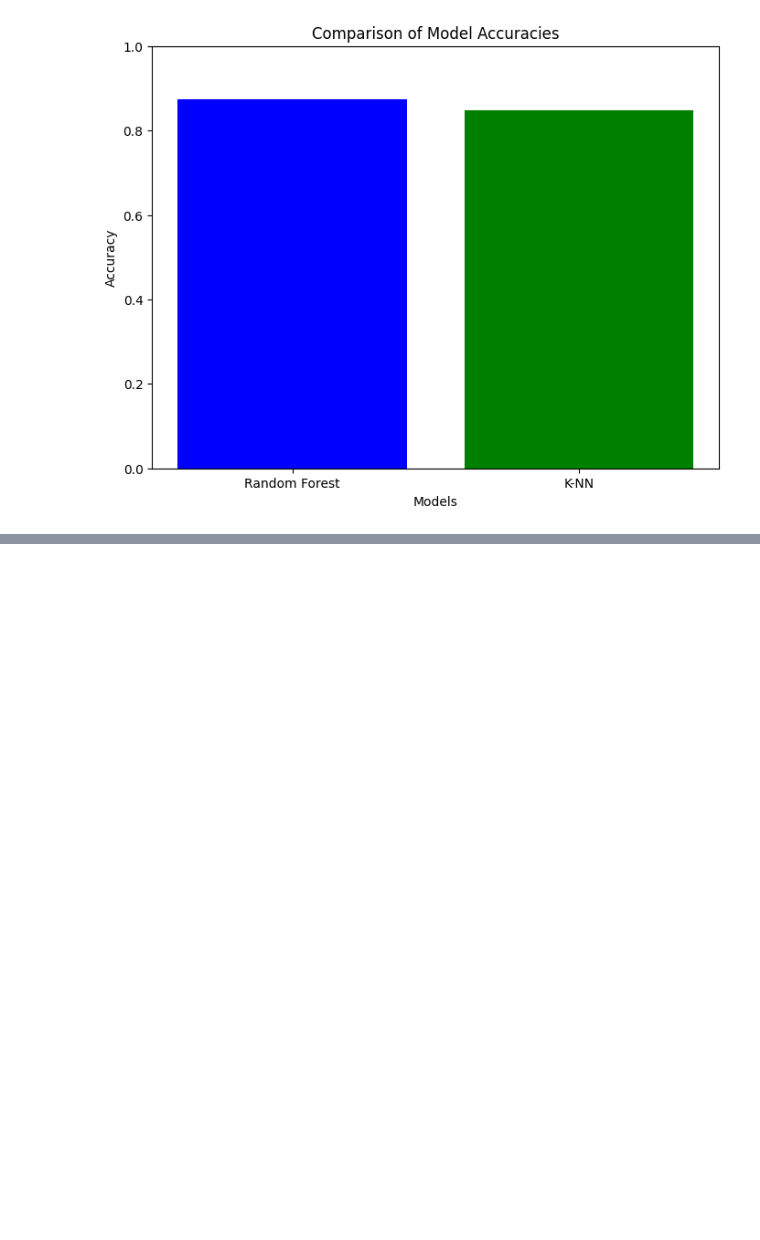
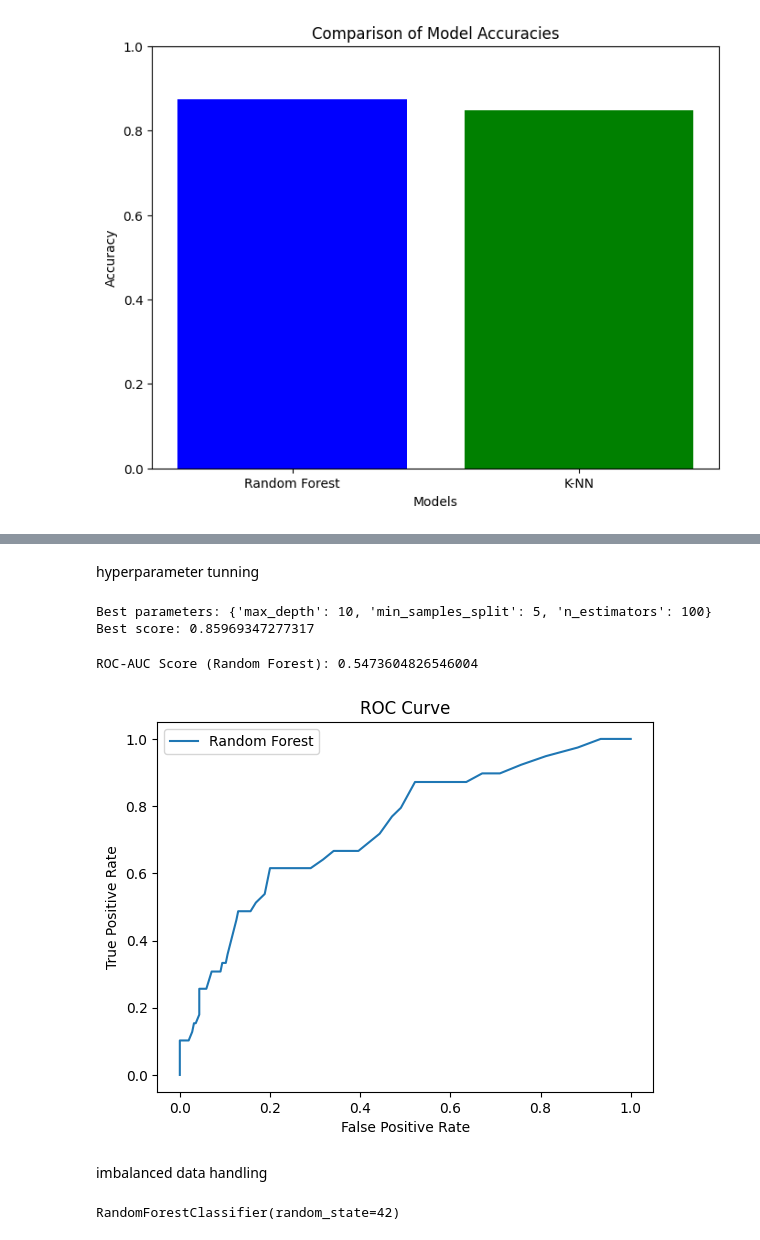
Before and after one commit to nischalbharathraj/employee_attrition-, a Jupyter notebook: employee_attrition.ipynb, the cells around one changed output, grey strips where cells are left out. Cells and saved outputs as stored; diff of their text form; code cells hidden in the pictures; blank space fills up the shorter version.

```diff
--- a/employee_attrition.ipynb
+++ b/employee_attrition.ipynb
@@ -192,0 +216,58 @@ plt.show()
+# %% [markdown]
+hyperparameter tunning
+# %%
+from sklearn.model_selection import GridSearchCV
+
+# Hyperparameter tuning for Random Forest
+param_grid = {
+    'n_estimators': [100, 200, 300],
+    'max_depth': [10, 20, 30],
+    'min_samples_split': [2, 5, 10]
+}
+grid_search_rf = GridSearchCV(RandomForestClassifier(random_state=42), param_grid, cv=5)
+grid_search_rf.fit(X_train, y_train)
+
+print(f"Best parameters: {grid_search_rf.best_params_}")
+print(f"Best score: {grid_search_rf.best_score_}")
+# %% [output]
+Best parameters: {'max_depth': 10, 'min_samples_split': 5, 'n_estimators': 100}
+Best score: 0.85969347277317
+# %%
+import numpy as np
+from sklearn.metrics import roc_auc_score, roc_curve, precision_recall_curve
+import matplotlib.pyplot as plt
+
+# Convert categorical labels in y_test to numeric
+y_test_numeric = y_test.replace({'No': 0, 'Yes': 1})
+
+# Convert categorical labels in y_pred_rf (NumPy array) to numeric
+y_pred_rf_numeric = np.where(y_pred_rf == 'No', 0, 1)
+
+# ROC-AUC score
+roc_auc_rf = roc_auc_score(y_test_numeric, y_pred_rf_numeric)
+print(f"ROC-AUC Score (Random Forest): {roc_auc_rf}")
+
+# Plot ROC curve
+fpr, tpr, _ = roc_curve(y_test_numeric, clf.predict_proba(X_test)[:, 1])
+plt.plot(fpr, tpr, label='Random Forest')
+plt.xlabel('False Positive Rate')
+plt.ylabel('True Positive Rate')
+plt.title('ROC Curve')
+plt.legend()
+plt.show()
+# %% [output]
+ROC-AUC Score (Random Forest): 0.5473604826546004
+[figure, added]
+# %% [markdown]
+imbalanced data handling
+# %%
+from imblearn.over_sampling import SMOTE
+
+# Apply SMOTE to balance the dataset
+sm = SMOTE(random_state=42)
+X_res, y_res = sm.fit_resample(X_train, y_train)
+
+# Train the model on resampled data
+clf.fit(X_res, y_res)
+# %% [output]
+RandomForestClassifier(random_state=42)
```
Also changed, not shown: parts of 8 cells of this notebook.
